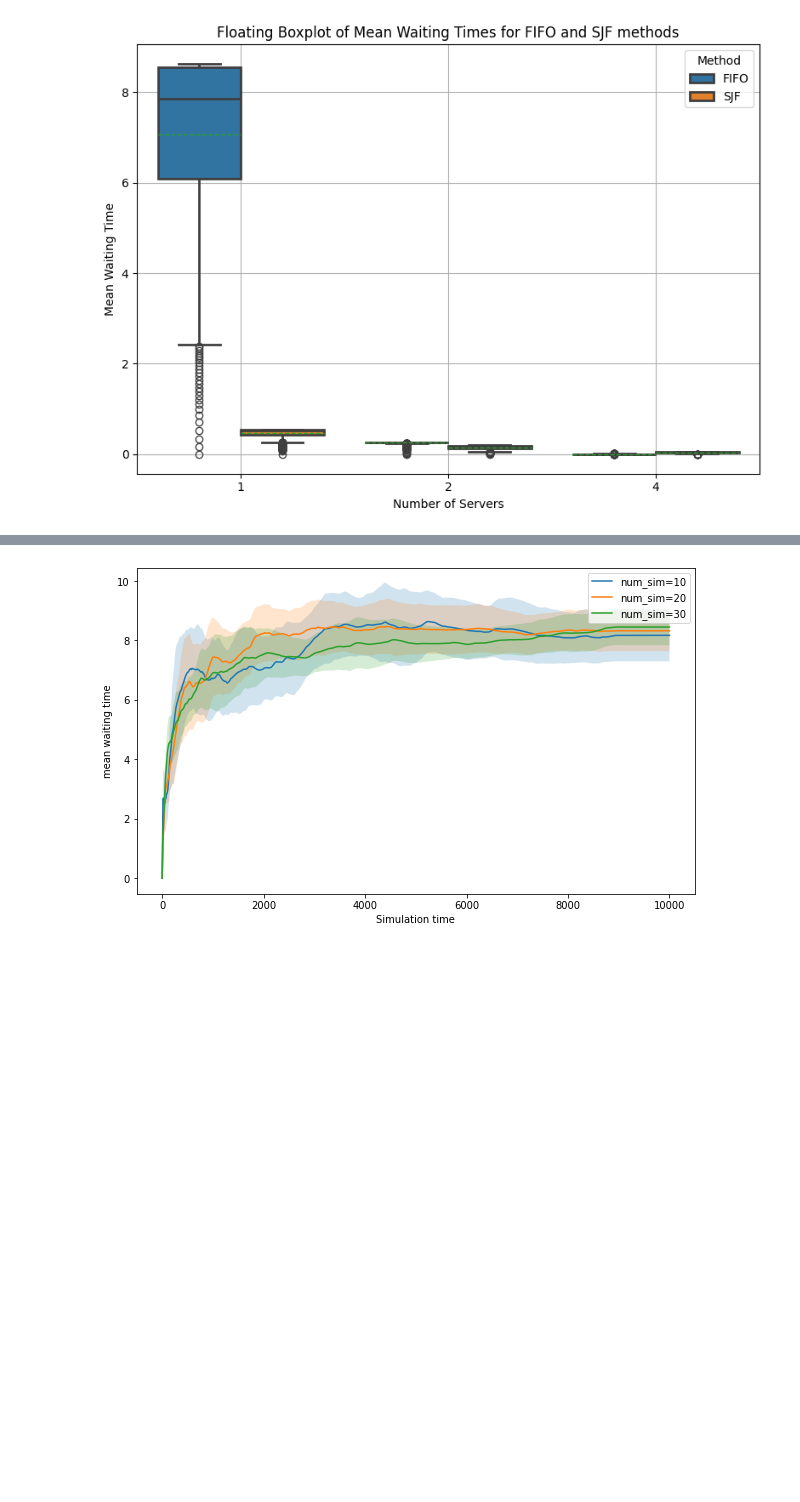
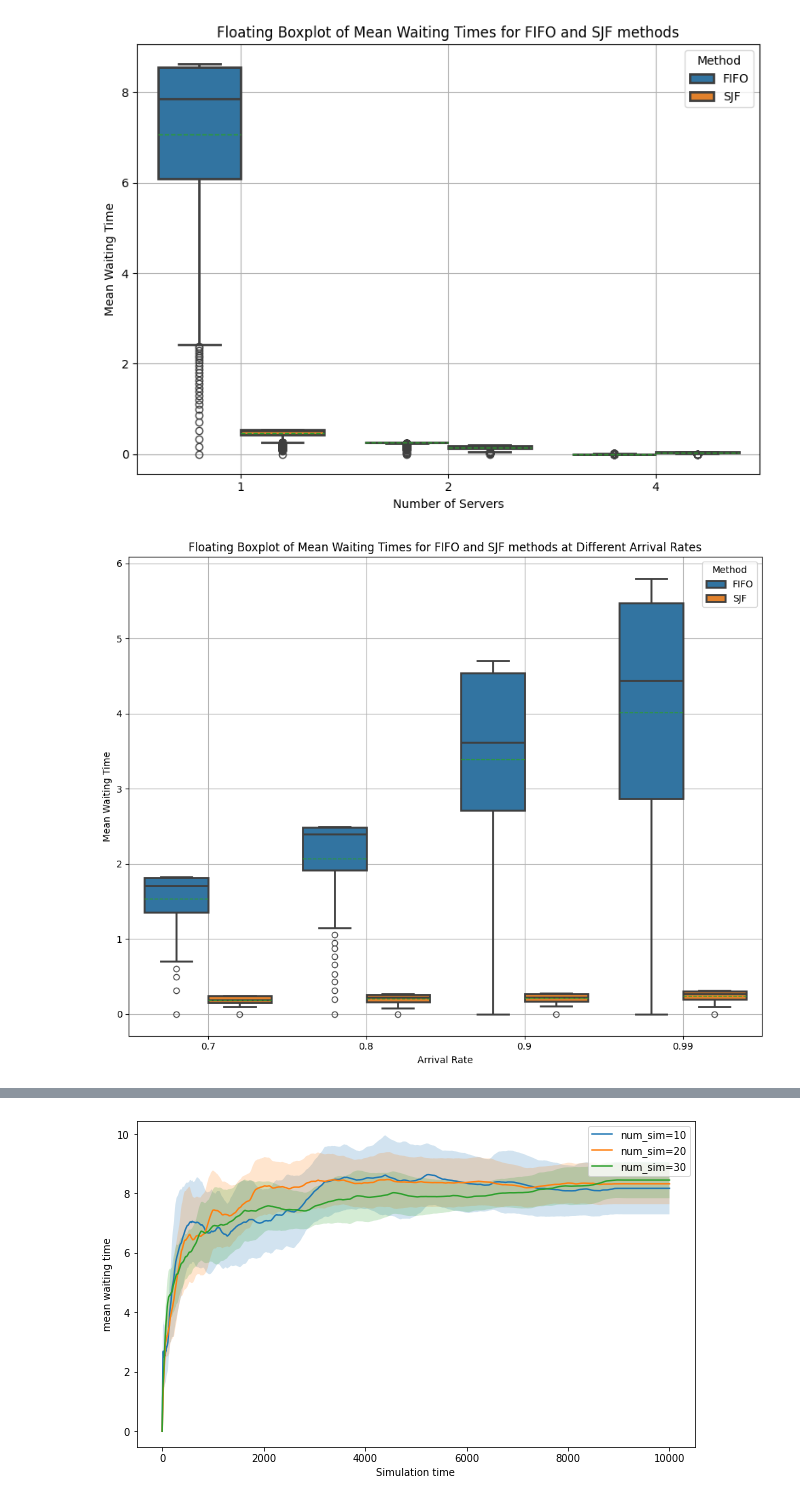
Before and after one commit to Foundnation/Stochastic-Simulation, a Jupyter notebook: Queueing/queue_notebook.ipynb, the cells around one changed output, grey strips where cells are left out. Saved outputs shown, nothing was run; the diff lists cells and outputs as text; code cells hidden in the pictures; blank space fills up the shorter version.

Commit message:
added more boxplotsfor different parameter values

```diff
--- a/Queueing/queue_notebook.ipynb
+++ b/Queueing/queue_notebook.ipynb
@@ -294,3 +267,38 @@ plt.tight_layout()
 plt.show()
 # %% [output]
 [figure]
+# %%
+simulation_time = 100
+num_simulations = 100
+service_rate = 1
+arrival_rates = [0.7, 0.8, 0.9, 0.99]  # Example list of arrival rates
+num_servers = 1
+
+fifo_data = {}
+sjf_data = {}
+
+# Running simulations for different arrival rates and num_servers
+for rate in arrival_rates:
+    fifo_data[rate] = run_simulations(rate, service_rate, simulation_time, num_simulations, num_servers)[0]
+    sjf_data[rate] = run_simulations(rate, service_rate, simulation_time, num_simulations, num_servers, sjf=True)[0]
+
+data = []
+for method, method_data in [('FIFO', fifo_data), ('SJF', sjf_data)]:
+    for rate, values in method_data.items():
+        for value in values:
+            data.append({'Method': method, 'Arrival_Rate': rate, 'Mean Waiting Time': value})
+
+df = pd.DataFrame(data)
+
+# Creating floating boxplots with Seaborn
+plt.figure(figsize=(10, 8))
+sns.boxplot(x='Arrival_Rate', y='Mean Waiting Time', hue='Method', data=df, showmeans=True, meanline=True, linewidth=2)
+plt.xlabel('Arrival Rate')
+plt.ylabel('Mean Waiting Time')
+plt.title('Floating Boxplot of Mean Waiting Times for FIFO and SJF methods at Different Arrival Rates')
+plt.legend(title='Method')
+plt.grid(True)
+plt.tight_layout()
+plt.show()
+# %% [output]
+[figure, added]
```
Also changed, not shown: parts of 4 cells of this notebook.
